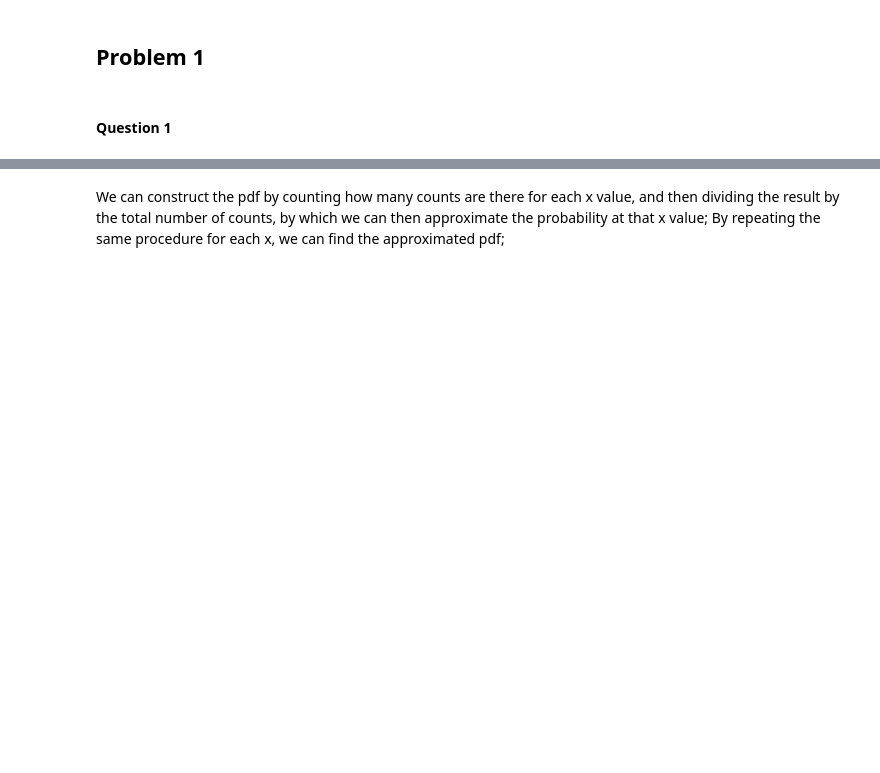
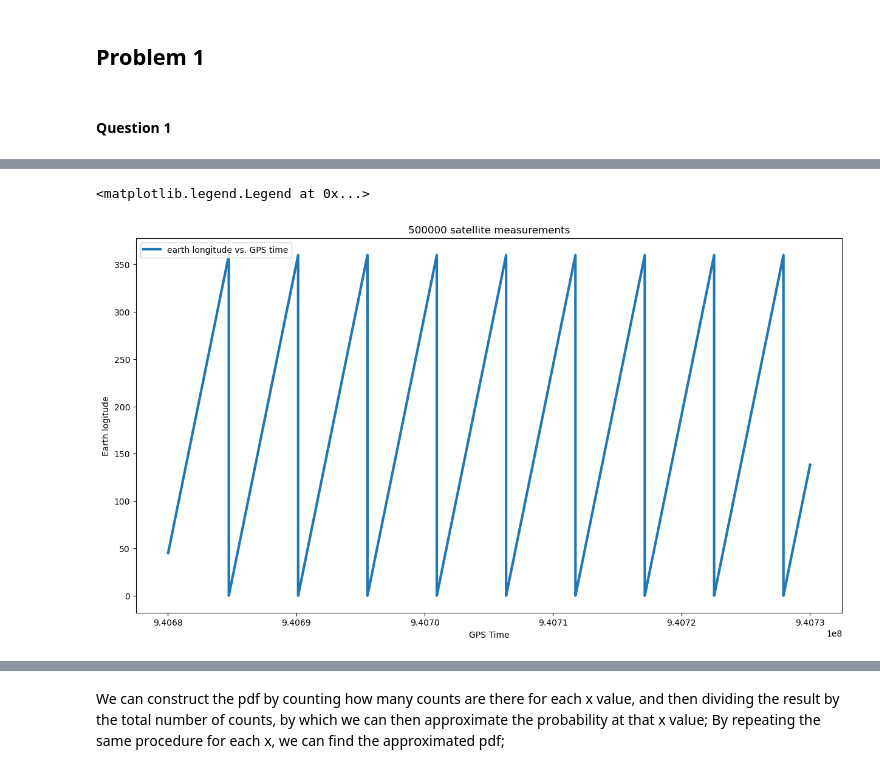
Before and after one commit to AurelianoLZA/Phys_434, a Jupyter notebook: Lab 4.ipynb, the cells around one changed output, grey strips where cells are left out. Saved outputs shown, nothing was run; the diff lists cells and outputs as text; code cells hidden in the pictures; blank space fills up the shorter version.

```diff
--- a/Lab 4.ipynb
+++ b/Lab 4.ipynb
@@ -33,0 +44,10 @@ plt.ylim(0, None);
+# %%
+fig1,ax1 = plt.subplots()
+ax1.set_title("500000 satellite measurements")
+ax1.set_xlabel('GPS Time')
+ax1.set_ylabel('Earth logitude')
+ax1.plot(data[0][0:num_points], data[2][0:num_points],linewidth = 3,label="earth longitude vs. GPS time")
+ax1.legend()
+# %% [output]
+<matplotlib.legend.Legend at 0x...>
+[figure, added]
```
Also changed, not shown: parts of 3 cells of this notebook.
